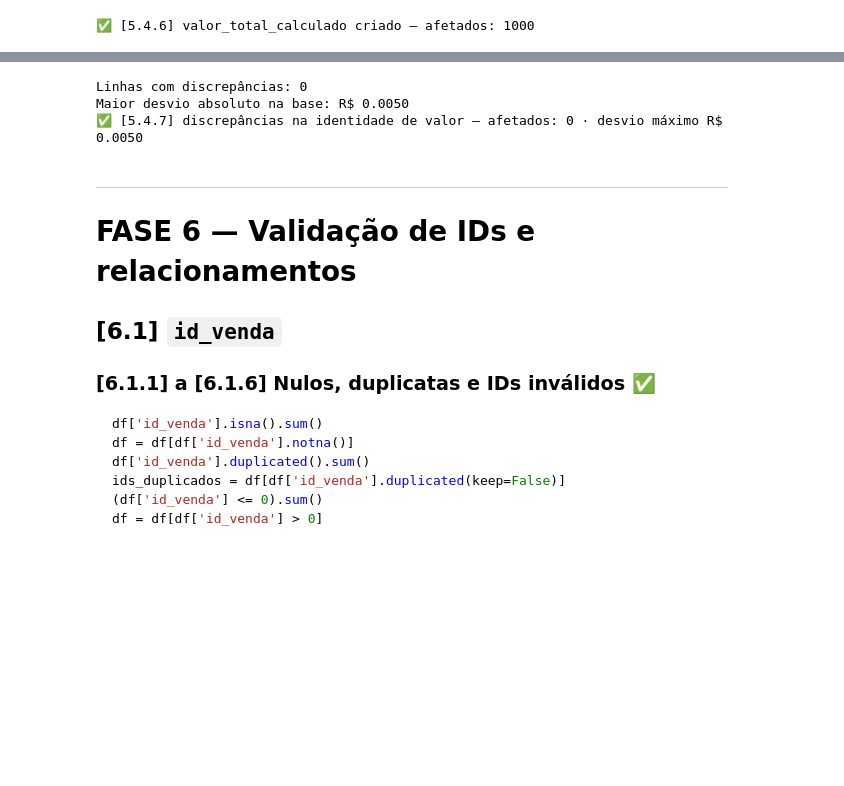
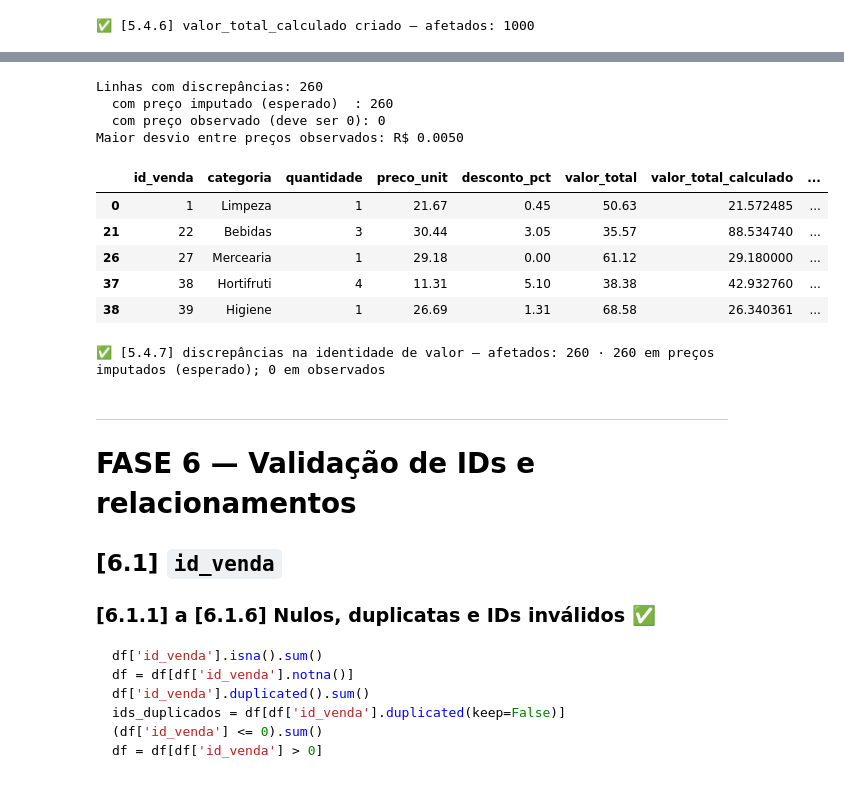
Before and after one commit to CRDset22/Projeto-Varejo, a Jupyter notebook: notebooks/03-diagnostico.ipynb, the cells around one changed output, grey strips where cells are left out. Saved outputs shown, nothing was run; the diff lists cells and outputs as text; code cells hidden in the pictures; blank space fills up the shorter version.

```diff
--- a/notebooks/03-diagnostico.ipynb
+++ b/notebooks/03-diagnostico.ipynb
@@ -1854,17 +1868,31 @@ esperado é **zero**. Este passo é a prova de que a Fase 2 fez o que prometeu.
 # %%
 discrepancias = df[abs(df["valor_total"] - df["valor_total_calculado"]) > TOLERANCIA]
+imputado = discrepancias["preco_origem"].eq("imputado_mediana_categoria")
 print(f"Linhas com discrepâncias: {len(discrepancias)}")
+print(f"  com preço imputado (esperado)  : {int(imputado.sum())}")
+print(f"  com preço observado (deve ser 0): {int((~imputado).sum())}")
+
+obs = df["preco_origem"].ne("imputado_mediana_categoria")
+desvio_obs = (df.loc[obs, "valor_total"] - df.loc[obs, "valor_total_calculado"]).abs().max()
+print(f"Maior desvio entre preços observados: R$ {desvio_obs:.4f}")
+
 if len(discrepancias):
-    display(discrepancias[["id_venda", "quantidade", "preco_unit", "desconto_pct",
-                           "valor_total", "valor_total_calculado"]].head())
-desvio_max = (df["valor_total"] - df["valor_total_calculado"]).abs().max()
-print(f"Maior desvio absoluto na base: R$ {desvio_max:.4f}")
+    display(discrepancias[["id_venda", "categoria", "quantidade", "preco_unit", "desconto_pct",
+                           "valor_total", "valor_total_calculado", "preco_origem"]].head())
 registrar("5.4.7", "discrepâncias na identidade de valor", "✅", len(discrepancias),
-          f"desvio máximo R$ {desvio_max:.4f}")
+          f"{int(imputado.sum())} em preços imputados (esperado); {int((~imputado).sum())} em observados")
 # %% [output]
-Linhas com discrepâncias: 0
-Maior desvio absoluto na base: R$ 0.0050
-✅ [5.4.7] discrepâncias na identidade de valor — afetados: 0 · desvio máximo R$ 0.0050
+Linhas com discrepâncias: 260
+  com preço imputado (esperado)  : 260
+  com preço observado (deve ser 0): 0
+Maior desvio entre preços observados: R$ 0.0050
+|  | id_venda | categoria | quantidade | preco_unit | desconto_pct | valor_total | valor_total_calculado | ... |
+| 0 | 1 | Limpeza | 1 | 21.67 | 0.45 | 50.63 | 21.572485 | ... |
+| 21 | 22 | Bebidas | 3 | 30.44 | 3.05 | 35.57 | 88.534740 | ... |
+| 26 | 27 | Mercearia | 1 | 29.18 | 0.00 | 61.12 | 29.180000 | ... |
+| 37 | 38 | Hortifruti | 4 | 11.31 | 5.10 | 38.38 | 42.932760 | ... |
+| 38 | 39 | Higiene | 1 | 26.69 | 1.31 | 68.58 | 26.340361 | ... |
+✅ [5.4.7] discrepâncias na identidade de valor — afetados: 260 · 260 em preços imputados (esperado); 0 em observados
 # %% [markdown]
 ---
 # FASE 6 — Validação de IDs e relacionamentos
```
Also changed, not shown: parts of 51 cells of this notebook.
